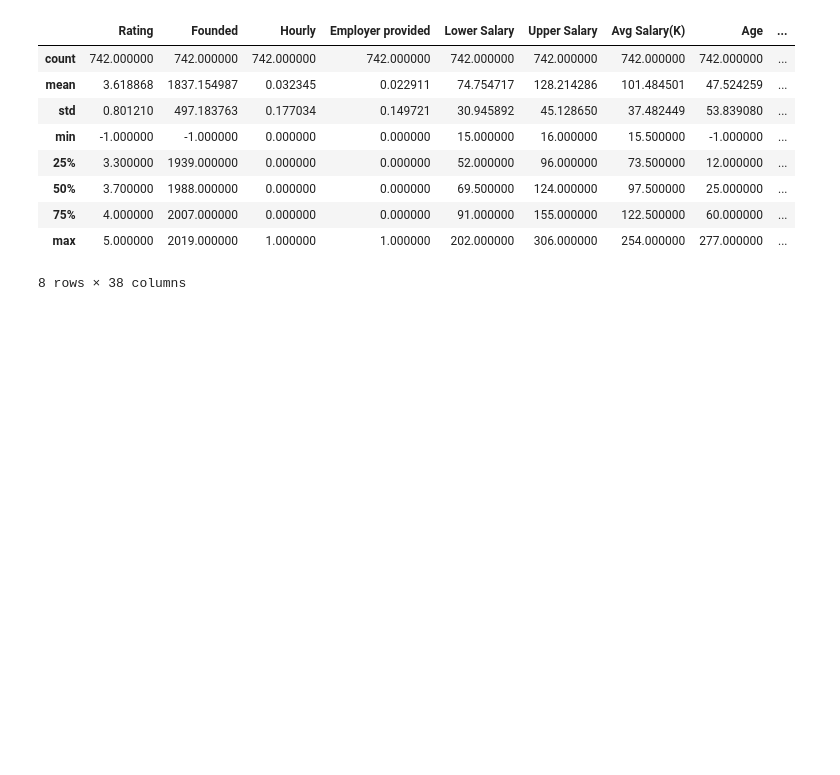
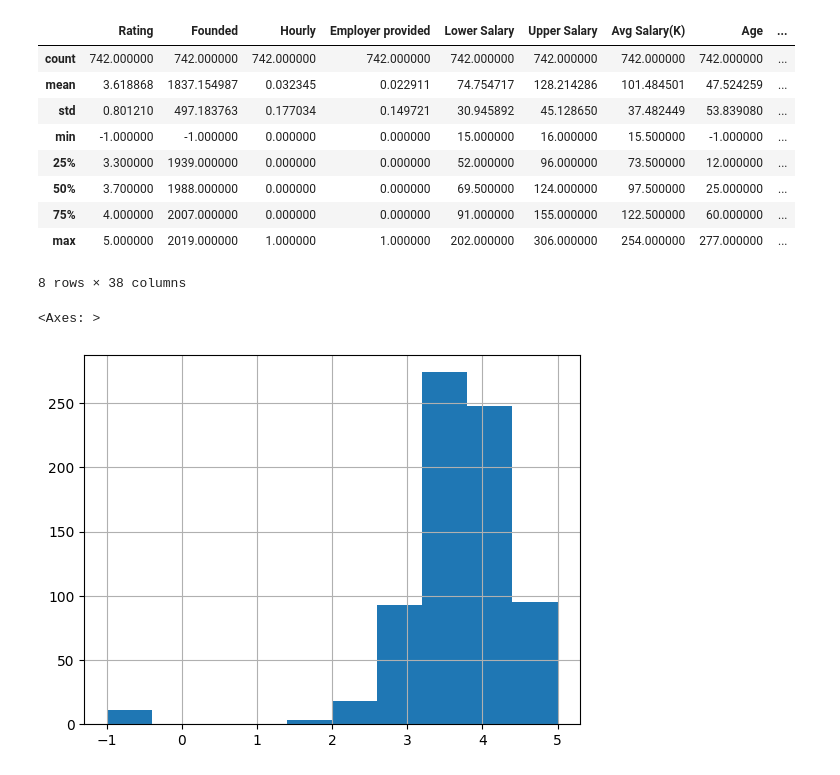
Before and after one commit to georgeedgar00/LHL-Final-Project, a Jupyter notebook: EDA.ipynb, the cells around one changed output. Drawn from its saved outputs; the diff is of its cells as text; code cells hidden in the pictures; blank space fills up the shorter version.

```diff
--- a/EDA.ipynb
+++ b/EDA.ipynb
@@ -174,3 +184,8 @@ df.describe()
 | 75% | 4.000000 | 2007.000000 | 0.000000 | 0.000000 | 91.000000 | 155.000000 | 122.500000 | 60.000000 | ... |
 | max | 5.000000 | 2019.000000 | 1.000000 | 1.000000 | 202.000000 | 306.000000 | 254.000000 | 277.000000 | ... |
 8 rows × 38 columns
+# %%
+df.Rating.hist()
+# %% [output]
+<Axes: >
+[figure, added]
```
Also changed, not shown: parts of 22 cells of this notebook.
